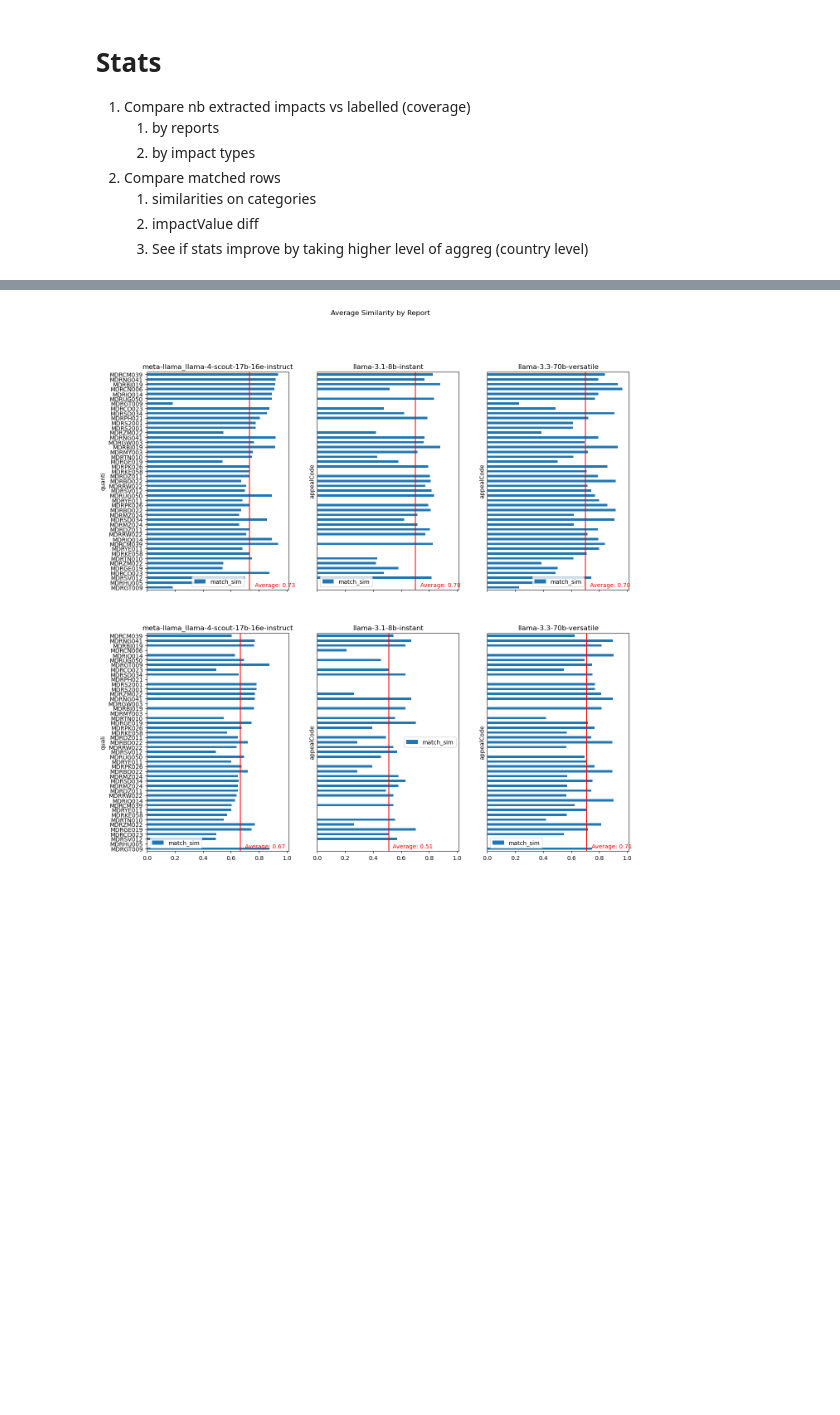
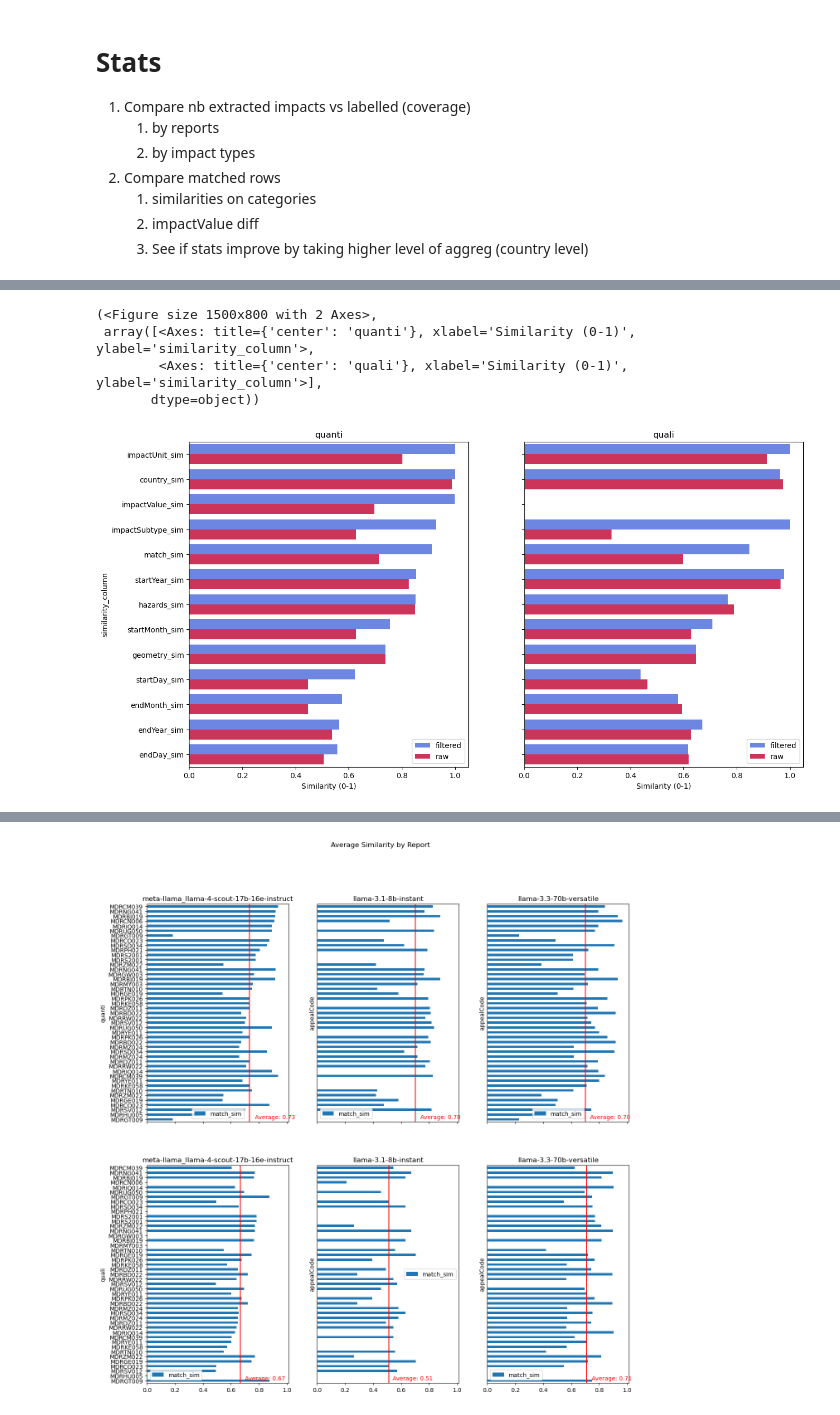
Before and after one commit to luseverin/ROUGE_database, a Jupyter notebook: notebooks/accuracy_results.ipynb, the cells around one changed output, grey strips where cells are left out. Drawn from its saved outputs; the diff is of its cells as text; code cells hidden in the pictures; blank space fills up the shorter version.

```diff
--- a/notebooks/accuracy_results.ipynb
+++ b/notebooks/accuracy_results.ipynb
@@ -188,0 +241,16 @@ if "impactValue_error" in appeal_df.columns:
+# %%
+match_type = "ws2-geo-valuepre-strict-nans"
+plot_df = sim_df[sim_df["match_type"] == match_type].sort_values(by="avg_similarity", ascending=False)
+palette = ["#587BF6", "#e51b4d","#587BF6", "#e51b4d"]
+subplot_col = "ext_type"
+subplot_vars = ["quanti", "quali"]
+hue_col ="key"
+yvar = "similarity_column"
+hue_vars = ["filtered", "raw"]
+plot_avg_sim(plot_df, subplot_col=subplot_col, hue_col=hue_col, yvar=yvar, subplot_vars=subplot_vars, hue_vars=hue_vars, palette=palette,xlabel="Similarity (0-1)", value_col="avg_similarity", add_avg=False)
+# %% [output]
+(<Figure size 1500x800 with 2 Axes>,
+ array([<Axes: title={'center': 'quanti'}, xlabel='Similarity (0-1)', ylabel='similarity_column'>,
+        <Axes: title={'center': 'quali'}, xlabel='Similarity (0-1)', ylabel='similarity_column'>],
+       dtype=object))
+[figure, added]
```
Also changed, not shown: parts of 12 cells of this notebook.
